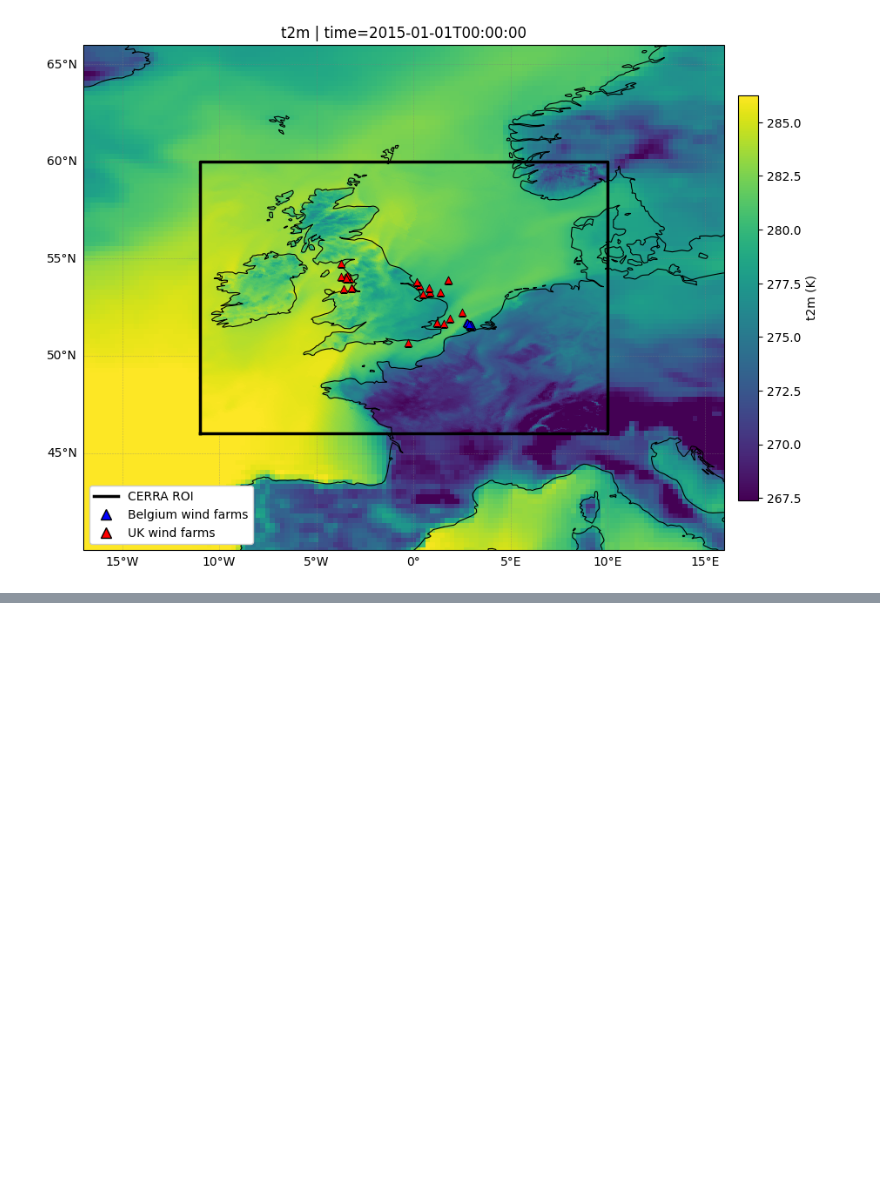
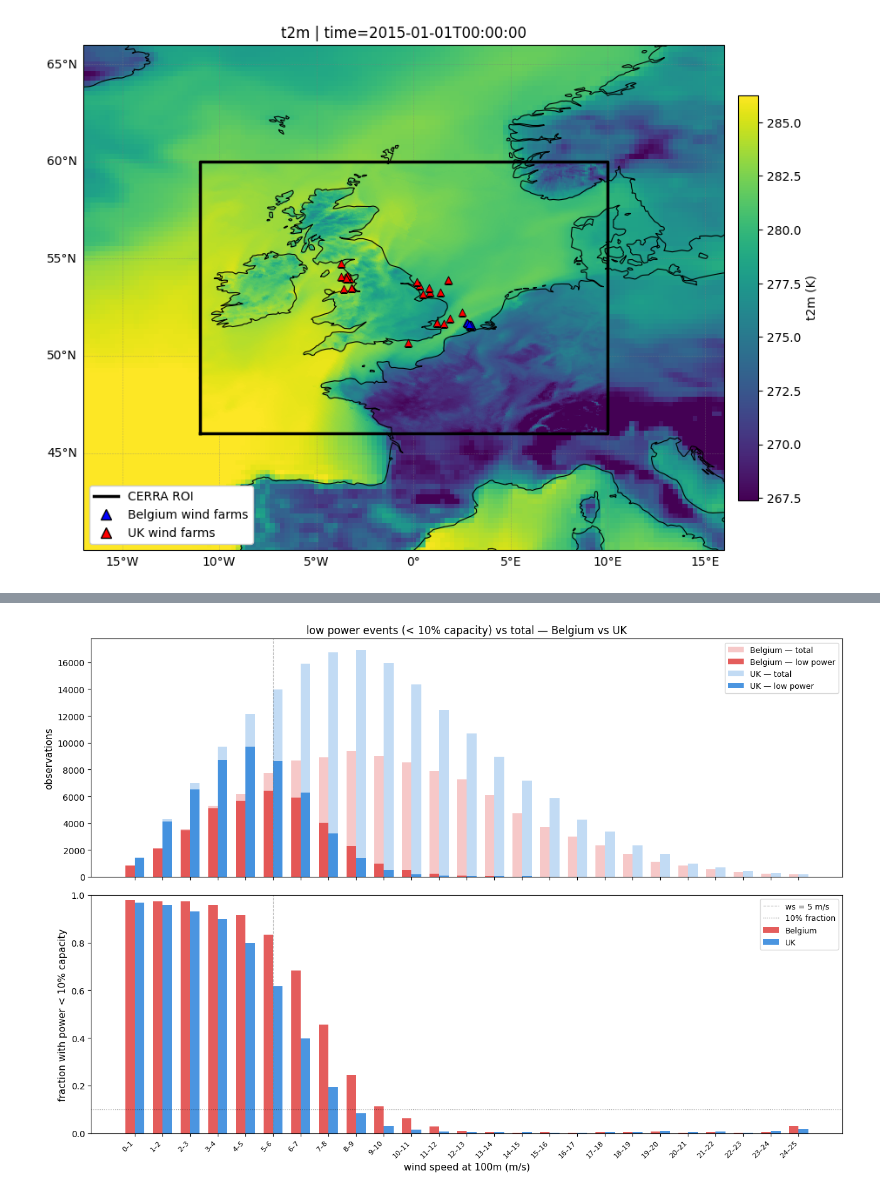
Before and after one commit to UAntwerpM4S/WindAI, a Jupyter notebook: data/inspect_data.ipynb, the cells around one changed output, grey strips where cells are left out. Saved outputs shown, nothing was run; the diff lists cells and outputs as text; code cells hidden in the pictures; blank space fills up the shorter version.

```diff
--- a/data/inspect_data.ipynb
+++ b/data/inspect_data.ipynb
@@ -97,0 +102,2 @@ plt.show()
+# %%
+ds=xr.open_dataset("EGU26/cerra_EGULarge_xy.zarr")
@@ -97,0 +176,81 @@ plt.show()
+# %%
+import numpy as np
+import pandas as pd
+import matplotlib.pyplot as plt
+from scipy.spatial import cKDTree
+
+META_CSV = "/mnt/weatherloss/WindPower/data/NorthSea/Power/windfarm_metadata.csv"
+meta = pd.read_csv(META_CSV)
+
+lat2d = ds["latitude"].values
+lon2d = ds["longitude"].values
+ny, nx = lat2d.shape
+tree = cKDTree(np.c_[lon2d.ravel(), lat2d.ravel()])
+_, flat_idx = tree.query(np.c_[meta["lon"].values, meta["lat"].values])
+meta["new_y"], meta["new_x"] = np.unravel_index(flat_idx, (ny, nx))
+
+be_mask = np.zeros((ny, nx), dtype=bool)
+uk_mask = np.zeros((ny, nx), dtype=bool)
+for _, row in meta.iterrows():
+    y, x = int(row["new_y"]), int(row["new_x"])
+    if row["region"] == "Belgium":
+        be_mask[y, x] = True
+    elif row["region"] == "UK":
+        uk_mask[y, x] = True
+
+turbine_mask = (~np.isnan(ds["turbinemask"])) & (ds["capacity"] > 0)
+power_ratio  = (ds["power"] / ds["capacity"]).values
+ws           = ds["ws100"].values
+tm_3d        = turbine_mask.values[np.newaxis, :, :]
+be_mask_3d   = be_mask[np.newaxis, :, :]
+uk_mask_3d   = uk_mask[np.newaxis, :, :]
+
+bins = np.arange(0, 26, 1)
+
+def get_counts(region_mask_3d):
+    m      = tm_3d & region_mask_3d & np.isfinite(power_ratio) & np.isfinite(ws)
+    ws_r   = ws[m]
+    pr_r   = power_ratio[m]
+    total, _ = np.histogram(ws_r,              bins=bins)
+    low,   _ = np.histogram(ws_r[pr_r < 0.10], bins=bins)
+    return total, low
+
+total_be, low_be = get_counts(be_mask_3d)
+total_uk, low_uk = get_counts(uk_mask_3d)
+
+frac_be = np.where(total_be > 0, low_be / total_be, np.nan)
+frac_uk = np.where(total_uk > 0, low_uk / total_uk, np.nan)
+
+x     = np.arange(25)
+width = 0.35
+
+fig, (ax1, ax2) = plt.subplots(2, 1, figsize=(13, 9), sharex=True)
+
+# ── top: raw counts stacked ───────────────────────────────────────────
+ax1.bar(x - width/2, total_be, width, label='Belgium — total', color='#E24B4A', alpha=0.3)
+ax1.bar(x - width/2, low_be,   width, label='Belgium — low power', color='#E24B4A', alpha=0.9)
+ax1.bar(x + width/2, total_uk, width, label='UK — total', color='#378ADD', alpha=0.3)
+ax1.bar(x + width/2, low_uk,   width, label='UK — low power', color='#378ADD', alpha=0.9)
+ax1.axvline(x=5, color='gray', linestyle='--', linewidth=0.8, alpha=0.6)
+#ax1.set_yscale('log')
+ax1.set_ylabel('observations', fontsize=11)
+ax1.legend(fontsize=9)
+ax1.set_title('low power events (< 10% capacity) vs total — Belgium vs UK', fontsize=12)
+
+# ── bottom: fraction ──────────────────────────────────────────────────
+ax2.bar(x - width/2, frac_be, width, label='Belgium', color='#E24B4A', alpha=0.9)
+ax2.bar(x + width/2, frac_uk, width, label='UK',      color='#378ADD', alpha=0.9)
+ax2.axvline(x=5, color='gray', linestyle='--', linewidth=0.8, alpha=0.6, label='ws = 5 m/s')
+ax2.axhline(y=0.10, color='black', linestyle=':', linewidth=0.8, alpha=0.6, label='10% fraction')
+ax2.set_ylabel('fraction with power < 10% capacity', fontsize=11)
+ax2.set_xlabel('wind speed at 100m (m/s)', fontsize=11)
+ax2.set_xticks(x)
+ax2.set_xticklabels([f'{i}–{i+1}' for i in range(25)], rotation=45, ha='right', fontsize=8)
+ax2.legend(fontsize=9)
+ax2.set_ylim(0, 1)
+
+plt.tight_layout()
+plt.savefig('wind_power_BE_UK.png', dpi=150, bbox_inches='tight')
+plt.show()
+# %% [output]
+[figure, added]
```
Also changed, not shown: parts of 5 cells of this notebook, 6 other files.
